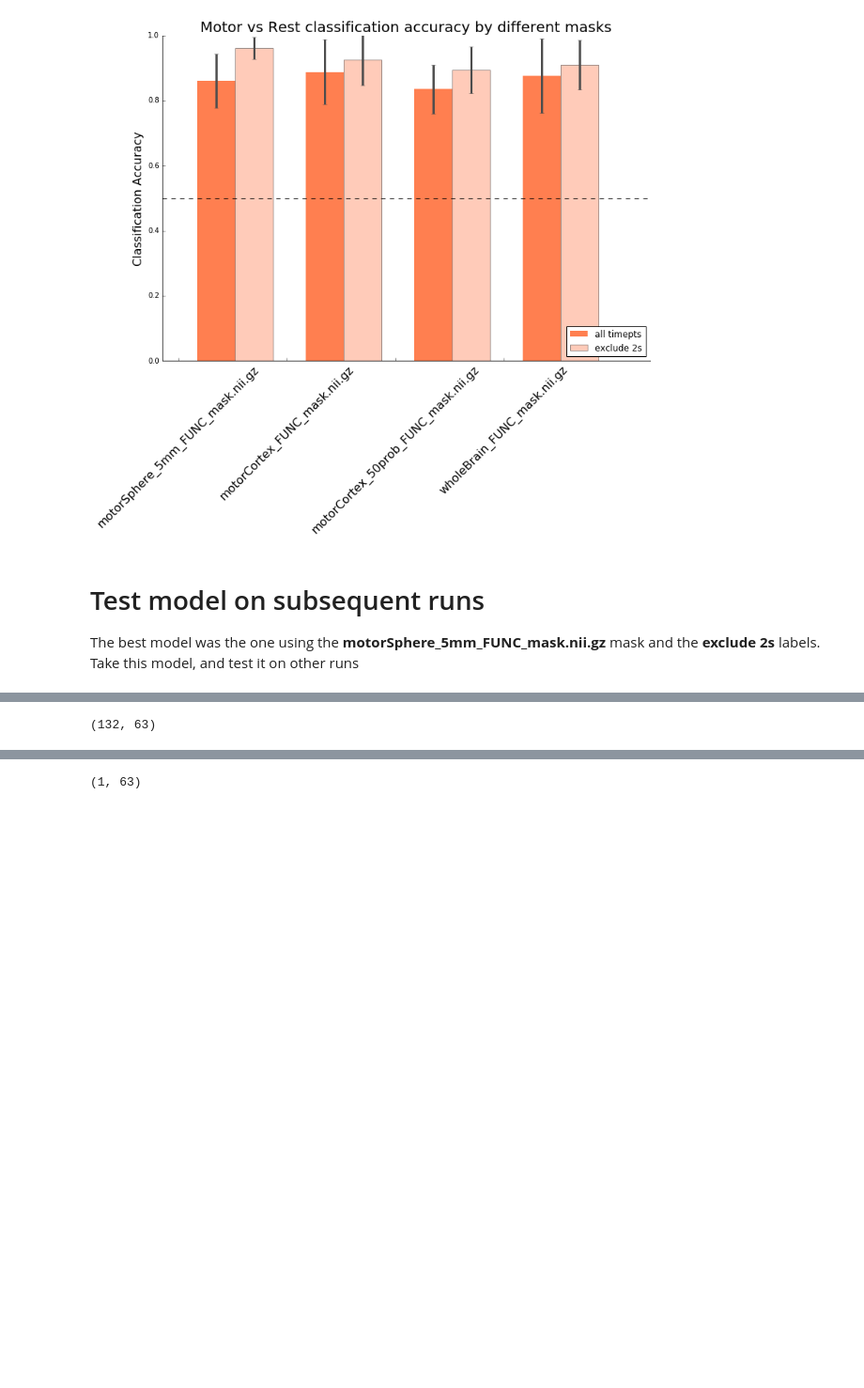
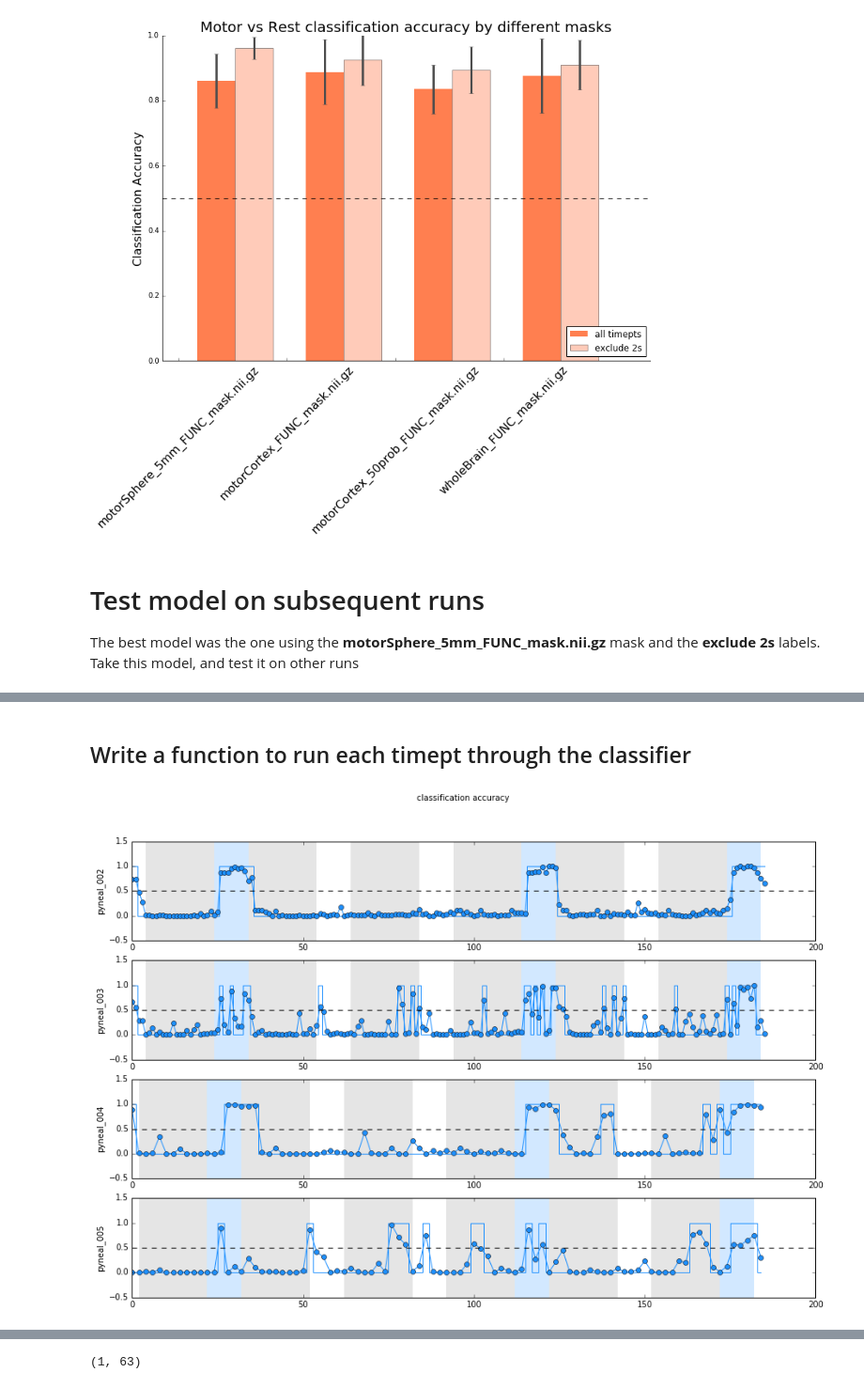
Before and after one commit to jeffmacinnes/b2b, a Jupyter notebook: analysis/subject001_multivoxel.ipynb, the cells around one changed output, grey strips where cells are left out. Shown: that part at 94% size. Drawn from its saved outputs; the diff is of its cells as text; code cells hidden in the pictures; blank space fills up the shorter version.

Commit message:
classifier generalization to later runs

```diff
--- a/analysis/subject001_multivoxel.ipynb
+++ b/analysis/subject001_multivoxel.ipynb
@@ -219,3 +219,11 @@ plt.tick_params(top='off', right='off')
 # Test model on subsequent runs
 
 The best model was the one using the **motorSphere_5mm_FUNC_mask.nii.gz** mask and the **exclude 2s** labels. Take this model, and test it on other runs
+# %%
+mask = 'motorSphere_5mm_FUNC_mask.nii.gz'
+
+# check how many voxels are in the masks for each run (given that there was different coverage areas afterall)
+for run in ['002', '003', '004', '005']:
+    mask_img = load_img(join('../data/subject001/pyneal_{}/mask_transforms/FUNC_masks'.format(run), mask))
+
+    print('run_{} - {} voxels'.format(run, int(sum(mask_img.get_data()))))
@@ -254,4 +269,2 @@ print(cv_score)
-# %%
-fmri.shape
-# %% [output]
-(132, 63)
+# %% [markdown]
+## Write a function to run each timept through the classifier
@@ -257,0 +302,66 @@ fmri.shape
+# %%
+run = 'pyneal_003'
+
+predictedClasses, predictedProb = classifyRun(run, mask, clf)
+# %%
+trialType = 'motor'
+
+fig, axs = plt.subplots(4,1, figsize=(15,10))
+plt.suptitle('classification accuracy')
+
+for i,run in enumerate(['pyneal_002', 'pyneal_003', 'pyneal_004', 'pyneal_005']):
+
+    # get the predicted classes and prediction probabilities for this run
+    classes, probs = classifyRun(run, mask, clf)
+
+    # plot
+    if run in ['pyneal_002', 'pyneal_003']:
+        # use 1s TR
+        x = np.arange(0,186,1)
+
+        # get onsets for trials
+        restOnsets = trialOnsets.loc[trialOnsets.trialTypes == 'rest', ['onsets_TR1','duration']]
+        restOnsets.rename(index=str, columns={"onsets_TR1":"onsets"}, inplace=True)
+        taskOnsets = trialOnsets.loc[trialOnsets.trialTypes == trialType, ['onsets_TR1', 'duration']]
+        taskOnsets.rename(index=str, columns={"onsets_TR1":"onsets"}, inplace=True)
+
+    else:
+        # use 2s TR
+        x = np.arange(0,186,2)
+
+        # get onsets for trials
+        restOnsets = trialOnsets.loc[trialOnsets.trialTypes == 'rest', ['onsets_TR2','duration']]
+        restOnsets.rename(index=str, columns={"onsets_TR2":"onsets"}, inplace=True)
+        taskOnsets = trialOnsets.loc[trialOnsets.trialTypes == trialType, ['onsets_TR2', 'duration']]
+        taskOnsets.rename(index=str, columns={"onsets_TR2":"onsets"}, inplace=True)
+
+    axs[i].set(ylabel=run)
+
+    # set span color
+    if trialType == 'motor':
+        spanColor = 'dodgerblue'
+        lineColor = 'dodgerblue'
+    elif trialType == 'imagery':
+        spanColor = 'goldenrod'
+        lineColor = 'goldenrod'
+
+    # draw the spans
+    for r,row in restOnsets.iterrows():
+        onset = row['onsets']
+        axs[i].axvspan(onset, onset+row['duration'], facecolor='gray', edgecolor='none', alpha=0.2)
+
+    for r,row in taskOnsets.iterrows():
+        onset = row['onsets']
+        axs[i].axvspan(onset, onset+row['duration'], facecolor=spanColor, edgecolor='none', alpha=0.2)
+
+    # draw the predicted class
+    axs[i].step(x, y=np.array(classes == 'motor', dtype=int), where='mid', color='dodgerblue')
+
+    # draw the prediction probability
+    axs[i].plot(x, np.array(probs), '-o', color='dodgerblue')
+
+    # format plot
+    axs[i].axhline(y=.5, color='k', ls='--')
+    axs[i].set_ylim(-.5, 1.5)
+# %% [output]
+[figure, added]
```
Also changed, not shown: parts of 12 cells of this notebook.
